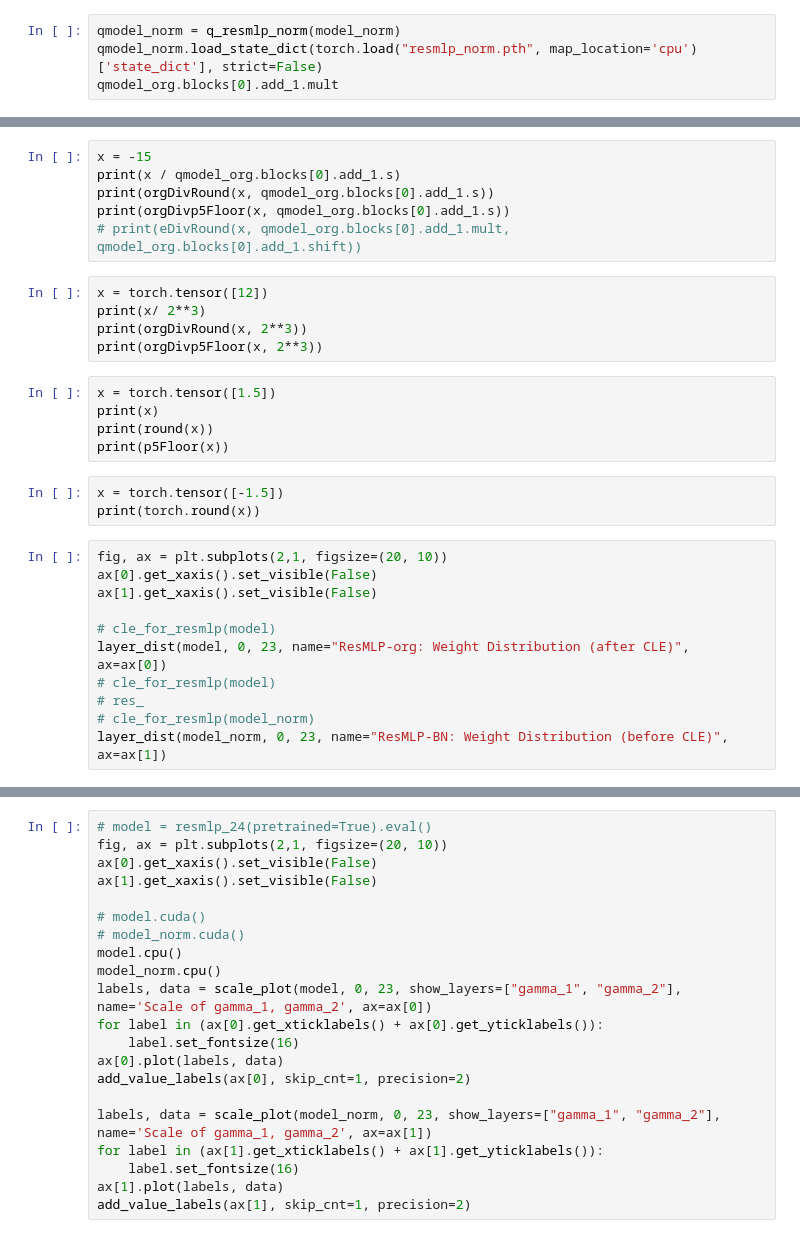
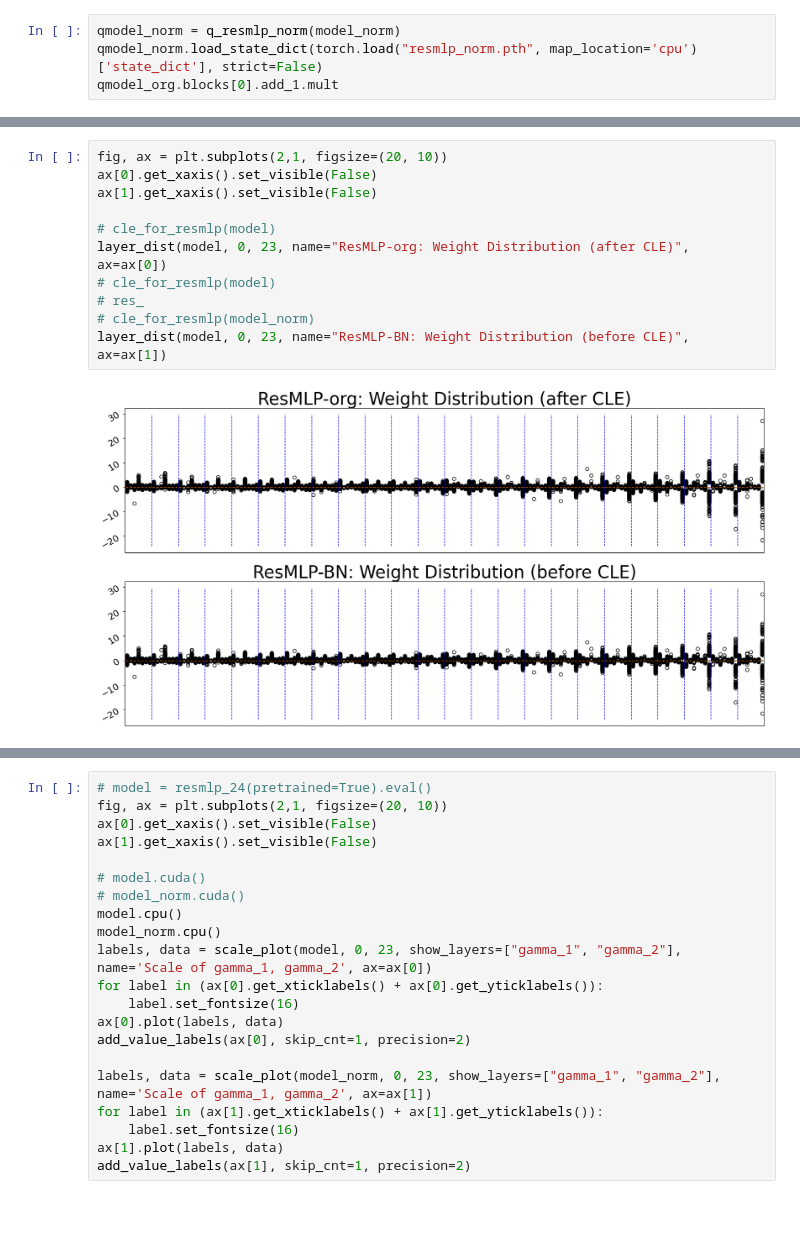
Before and after one commit to scott306lr/ResMLP_QAT, a Jupyter notebook: model_analyze.ipynb, the cells around one changed output, grey strips where cells are left out. Saved outputs shown, nothing was run; the diff lists cells and outputs as text; blank space fills up the shorter version.

```diff
--- a/model_analyze.ipynb
+++ b/model_analyze.ipynb
@@ -66,30 +87,13 @@ def eDivRound(x, m, e):
-# %%
-x = -15
-print(x / qmodel_org.blocks[0].add_1.s)
-print(orgDivRound(x, qmodel_org.blocks[0].add_1.s))
-print(orgDivp5Floor(x, qmodel_org.blocks[0].add_1.s))
-# print(eDivRound(x, qmodel_org.blocks[0].add_1.mult, qmodel_org.blocks[0].add_1.shift))
-# %%
-x = torch.tensor([12])
-print(x/ 2**3)
-print(orgDivRound(x, 2**3))
-print(orgDivp5Floor(x, 2**3))
-# %%
-x = torch.tensor([1.5])
-print(x)
-print(round(x))
-print(p5Floor(x))
-# %%
-x = torch.tensor([-1.5])
-print(torch.round(x))
 # %%
 fig, ax = plt.subplots(2,1, figsize=(20, 10))
 ax[0].get_xaxis().set_visible(False)
 ax[1].get_xaxis().set_visible(False)
 
 # cle_for_resmlp(model)
 layer_dist(model, 0, 23, name="ResMLP-org: Weight Distribution (after CLE)", ax=ax[0])
 # cle_for_resmlp(model)
 # res_
 # cle_for_resmlp(model_norm)
-layer_dist(model_norm, 0, 23, name="ResMLP-BN: Weight Distribution (before CLE)", ax=ax[1])
+layer_dist(model, 0, 23, name="ResMLP-BN: Weight Distribution (before CLE)", ax=ax[1])
+# %% [output]
+[figure, added]
```
Also changed, not shown: parts of 55 cells of this notebook, 15 other files.
